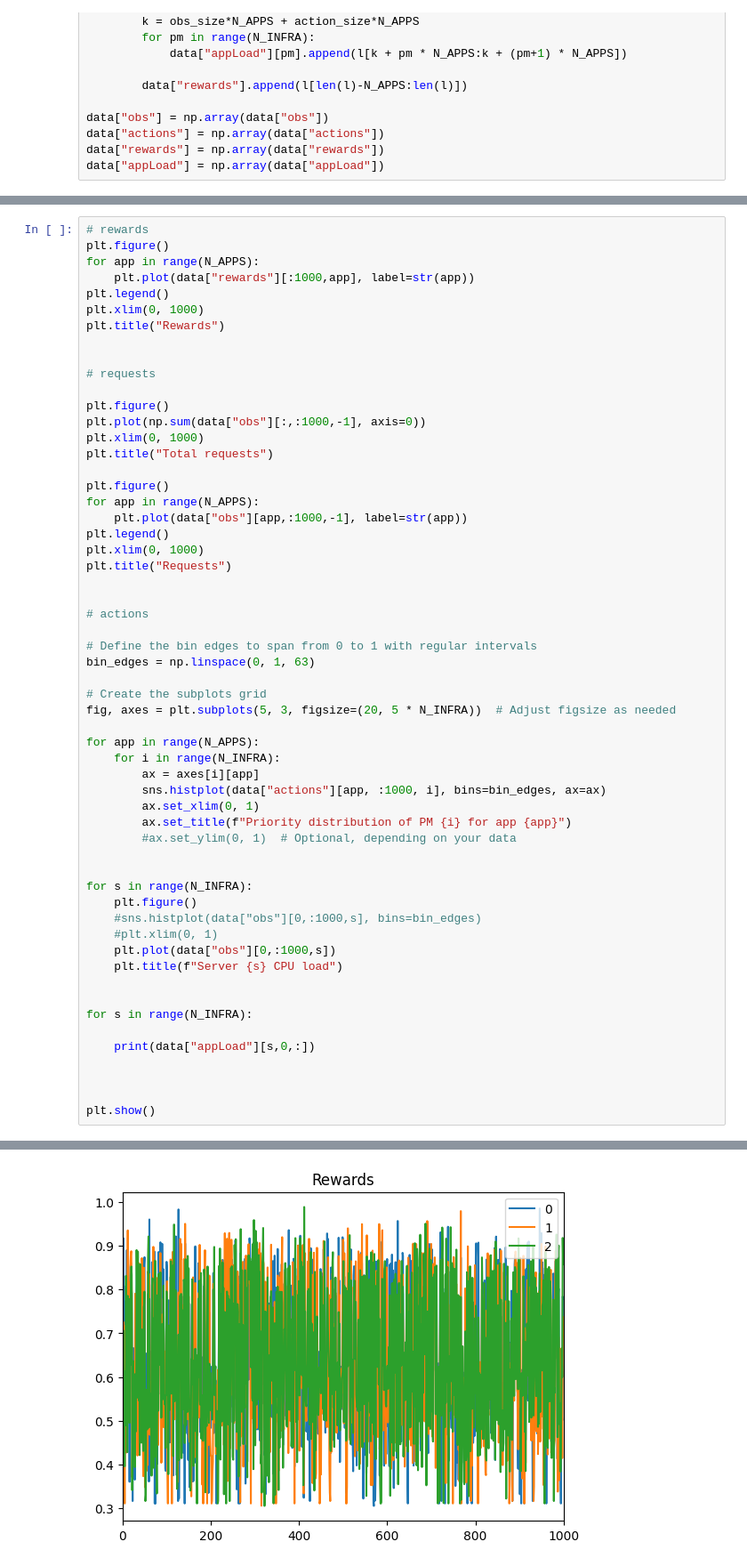
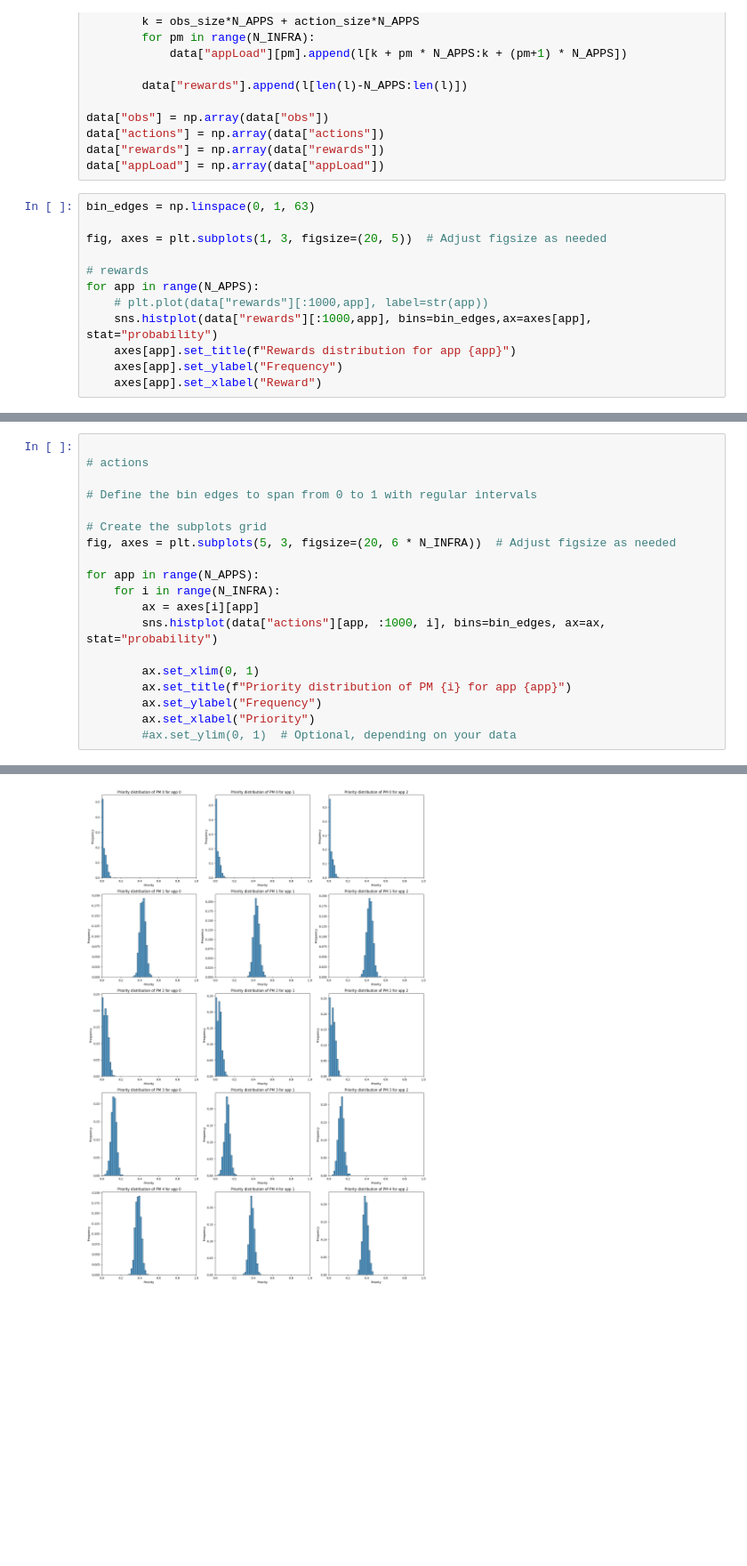
Before and after one commit to Etyl/MAPPO-scheduling, a Jupyter notebook: simulation_traces/results_vis.ipynb, the cells around one changed output, grey strips where cells are left out. Shown at 89% size. Saved outputs shown, nothing was run; the diff lists cells and outputs as text; blank space fills up the shorter version.

Commit message:
vis app load

```diff
--- a/simulation_traces/results_vis.ipynb
+++ b/simulation_traces/results_vis.ipynb
@@ -38,3 +36,15 @@ data["obs"] = np.array(data["obs"])
 data["actions"] = np.array(data["actions"])
 data["rewards"] = np.array(data["rewards"])
 data["appLoad"] = np.array(data["appLoad"])
+# %%
+bin_edges = np.linspace(0, 1, 63)
+
+fig, axes = plt.subplots(1, 3, figsize=(20, 5))  # Adjust figsize as needed
+
+# rewards
+for app in range(N_APPS):
+    # plt.plot(data["rewards"][:1000,app], label=str(app))
+    sns.histplot(data["rewards"][:1000,app], bins=bin_edges,ax=axes[app], stat="probability")
+    axes[app].set_title(f"Rewards distribution for app {app}")
+    axes[app].set_ylabel("Frequency")
+    axes[app].set_xlabel("Reward")
@@ -41,58 +73,20 @@ data["appLoad"] = np.array(data["appLoad"])
 # %%
-# rewards
-plt.figure()
-for app in range(N_APPS):
-    plt.plot(data["rewards"][:1000,app], label=str(app))
-plt.legend()
-plt.xlim(0, 1000)
-plt.title("Rewards")
-
-
-# requests
-
-plt.figure()
-plt.plot(np.sum(data["obs"][:,:1000,-1], axis=0))
-plt.xlim(0, 1000)
-plt.title("Total requests")
-
-plt.figure()
-for app in range(N_APPS):
-    plt.plot(data["obs"][app,:1000,-1], label=str(app))
-plt.legend()
-plt.xlim(0, 1000)
-plt.title("Requests")
-
 
 # actions
 
 # Define the bin edges to span from 0 to 1 with regular intervals
-bin_edges = np.linspace(0, 1, 63)
 
 # Create the subplots grid
-fig, axes = plt.subplots(5, 3, figsize=(20, 5 * N_INFRA))  # Adjust figsize as needed
+fig, axes = plt.subplots(5, 3, figsize=(20, 6 * N_INFRA))  # Adjust figsize as needed
 
 for app in range(N_APPS):
     for i in range(N_INFRA):
         ax = axes[i][app]
-        sns.histplot(data["actions"][app, :1000, i], bins=bin_edges, ax=ax)
+        sns.histplot(data["actions"][app, :1000, i], bins=bin_edges, ax=ax, stat="probability")
+
         ax.set_xlim(0, 1)
         ax.set_title(f"Priority distribution of PM {i} for app {app}")
+        ax.set_ylabel("Frequency")
+        ax.set_xlabel("Priority")
         #ax.set_ylim(0, 1)  # Optional, depending on your data
-
-
-for s in range(N_INFRA):
-    plt.figure()
-    #sns.histplot(data["obs"][0,:1000,s], bins=bin_edges)
-    #plt.xlim(0, 1)
-    plt.plot(data["obs"][0,:1000,s])
-    plt.title(f"Server {s} CPU load")
-
-
-for s in range(N_INFRA):
-
-    print(data["appLoad"][s,0,:])
-
-
-
-plt.show()
 # %% [output]
@@ -104 +93 @@ plt.show()
-[figure, old version]
+[figure, new version]
```
Also changed, not shown: parts of 6 cells of this notebook, 6 other files.
